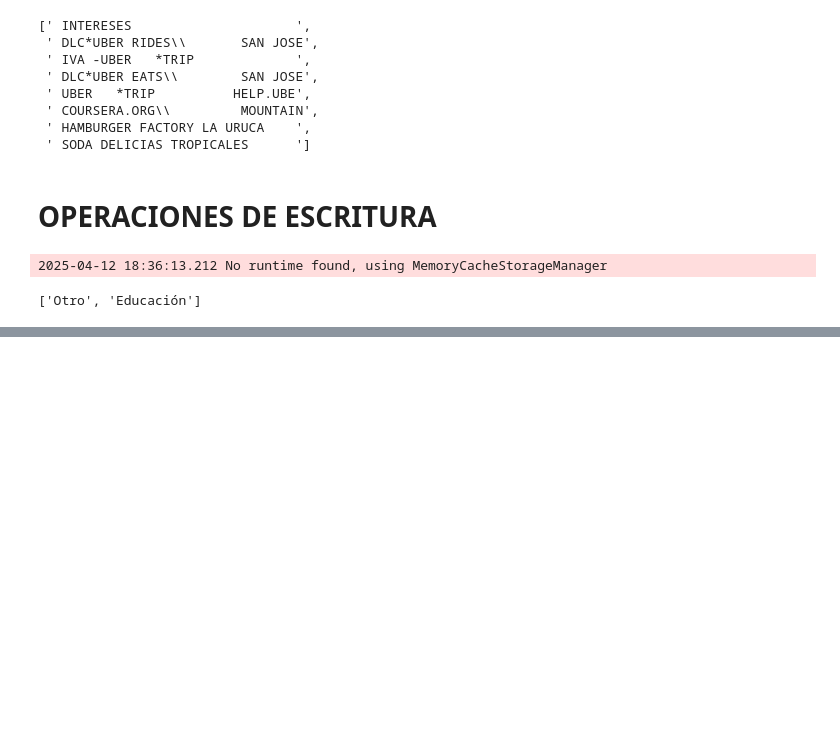
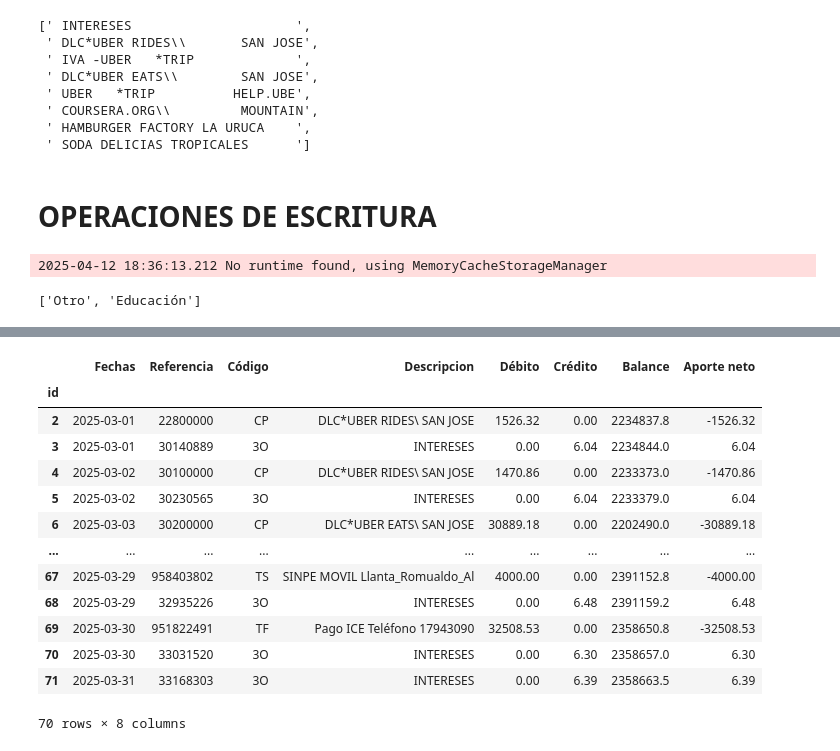
Before and after one commit to Gabriel-Aleman/MisesApp, a Jupyter notebook: scr/testNoteBook.ipynb, the cells around one changed output, grey strips where cells are left out. Cells and saved outputs as stored; diff of their text form; code cells hidden in the pictures; blank space fills up the shorter version.

```diff
--- a/scr/testNoteBook.ipynb
+++ b/scr/testNoteBook.ipynb
@@ -496,0 +418,19 @@ Error:
+# %%
+
+begin,end=mesAnterior()
+o.df.query("Fechas >= @begin and Fechas <= @end")
+# %% [output]
+|  | Fechas | Referencia | Código | Descripcion | Débito | Crédito | Balance | Aporte neto |
+| id |  |  |  |  |  |  |  |  |
+| 2 | 2025-03-01 | 22800000 | CP | DLC*UBER RIDES\ SAN JOSE | 1526.32 | 0.00 | 2234837.8 | -1526.32 |
+| 3 | 2025-03-01 | 30140889 | 3O | INTERESES | 0.00 | 6.04 | 2234844.0 | 6.04 |
+| 4 | 2025-03-02 | 30100000 | CP | DLC*UBER RIDES\ SAN JOSE | 1470.86 | 0.00 | 2233373.0 | -1470.86 |
+| 5 | 2025-03-02 | 30230565 | 3O | INTERESES | 0.00 | 6.04 | 2233379.0 | 6.04 |
+| 6 | 2025-03-03 | 30200000 | CP | DLC*UBER EATS\ SAN JOSE | 30889.18 | 0.00 | 2202490.0 | -30889.18 |
+| ... | ... | ... | ... | ... | ... | ... | ... | ... |
+| 67 | 2025-03-29 | 958403802 | TS | SINPE MOVIL Llanta_Romualdo_Al | 4000.00 | 0.00 | 2391152.8 | -4000.00 |
+| 68 | 2025-03-29 | 32935226 | 3O | INTERESES | 0.00 | 6.48 | 2391159.2 | 6.48 |
+| 69 | 2025-03-30 | 951822491 | TF | Pago ICE Teléfono 17943090 | 32508.53 | 0.00 | 2358650.8 | -32508.53 |
+| 70 | 2025-03-30 | 33031520 | 3O | INTERESES | 0.00 | 6.30 | 2358657.0 | 6.30 |
+| 71 | 2025-03-31 | 33168303 | 3O | INTERESES | 0.00 | 6.39 | 2358663.5 | 6.39 |
+70 rows × 8 columns
```
Also changed, not shown: parts of 52 cells of this notebook, 15 other files.
